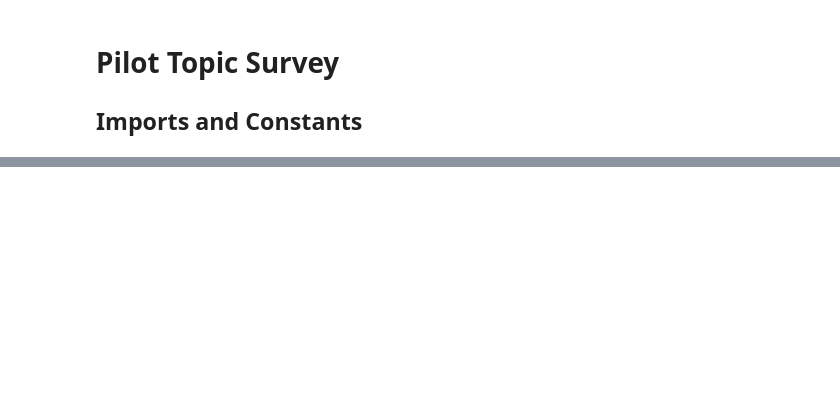
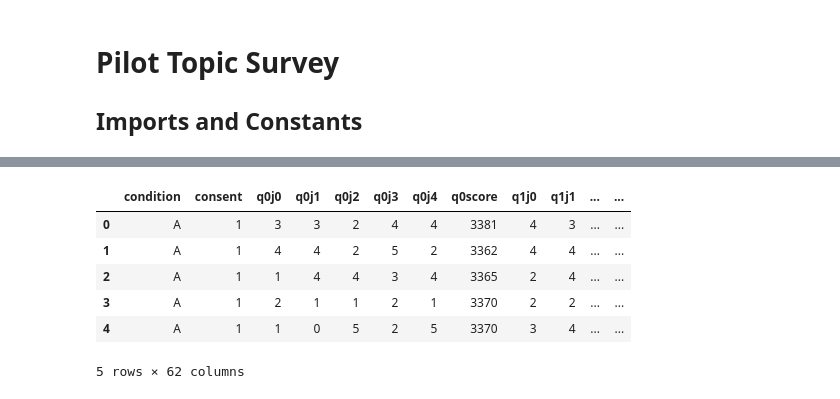
Before and after one commit to hermish/cocosci-research, a Jupyter notebook: analysis/pilot.ipynb, the cells around one changed output, grey strips where cells are left out. Saved outputs shown, nothing was run; the diff lists cells and outputs as text; code cells hidden in the pictures; blank space fills up the shorter version.

```diff
--- a/analysis/pilot.ipynb
+++ b/analysis/pilot.ipynb
@@ -66,0 +76,57 @@ updated_responses[:1]
+# %%
+# Create dictionary to represent future DataFrame
+def get_col_labels(question_num, judgement_num):
+    """
+    :param question_num: (int) the number of question
+    :param judgement_num: (int) the number fo responses
+    :return: [str] a string of labels for the
+    """
+    labels = ['condition', 'consent']
+    for q_num in range(question_num):
+        labels.append('q' + str(q_num) + 'score')
+        for j_num in range(judgement_num):
+            labels.append('q' + str(q_num) + 'j' + str(j_num))
+    return labels
+
+col_labels = get_col_labels(len(QUESTIONS), len(JUDGEMENTS))
+data = {label: [] for label in col_labels}
+# %%
+# Populate dictionary with the data
+for person in updated_responses:
+    responses = person['data']
+    consent = responses[0]
+    # Add condition to data
+    data['condition'].append(consent['condition'][-1])
+    # Resolve question order, adding scores to the data kept
+    question_order = []
+    for text, score in consent['questionScores']:
+        question_label = QUESTIONS[text]
+        question_order.append(question_label)
+        data[question_label + 'score'].append(score)
+    # Resolve jugement order
+    judgements_order = []
+    for judge in consent['randomJudgements']:
+        judgements_order.append(JUDGEMENTS[judge])
+    # Add consent responses
+    consent_response = json.loads(consent['responses'])
+    consent_response = int(consent_response['Q0'].startswith('I consent'))
+    data['consent'].append(consent_response)
+    # Add likert responses
+    col_names = (ques_num + judge_num for ques_num, judge_num in
+                 itertools.product(question_order, judgements_order))
+    for question_index in range(2, 12):
+        question_data = responses[question_index]
+        question_responses = json.loads(question_data['responses'])
+        for sorted_label in sorted(question_responses):
+            data[next(col_names)].append(int(question_responses[sorted_label]))
+
+pilot = pd.DataFrame(data)
+pilot.head()
+# %% [output]
+|  | condition | consent | q0j0 | q0j1 | q0j2 | q0j3 | q0j4 | q0score | q1j0 | q1j1 | ... | ... |
+| 0 | A | 1 | 3 | 3 | 2 | 4 | 4 | 3381 | 4 | 3 | ... | ... |
+| 1 | A | 1 | 4 | 4 | 2 | 5 | 2 | 3362 | 4 | 4 | ... | ... |
+| 2 | A | 1 | 1 | 4 | 4 | 3 | 4 | 3365 | 2 | 4 | ... | ... |
+| 3 | A | 1 | 2 | 1 | 1 | 2 | 1 | 3370 | 2 | 2 | ... | ... |
+| 4 | A | 1 | 1 | 0 | 5 | 2 | 5 | 3370 | 3 | 4 | ... | ... |
+5 rows × 62 columns
```
Also changed, not shown: parts of 12 cells of this notebook, 4 other files.
